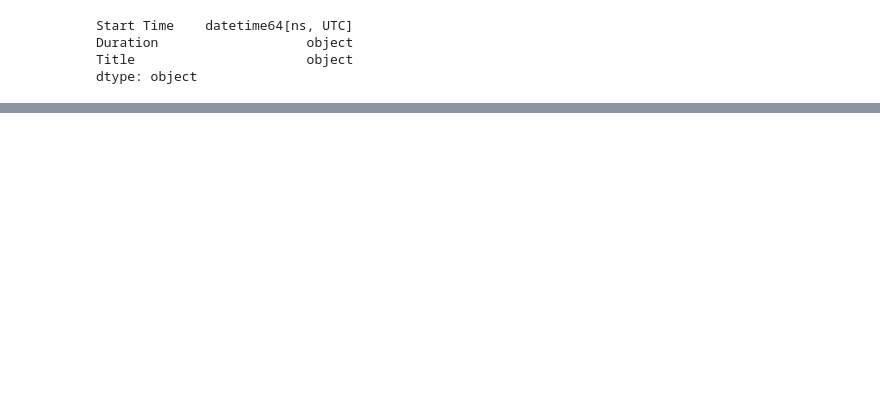
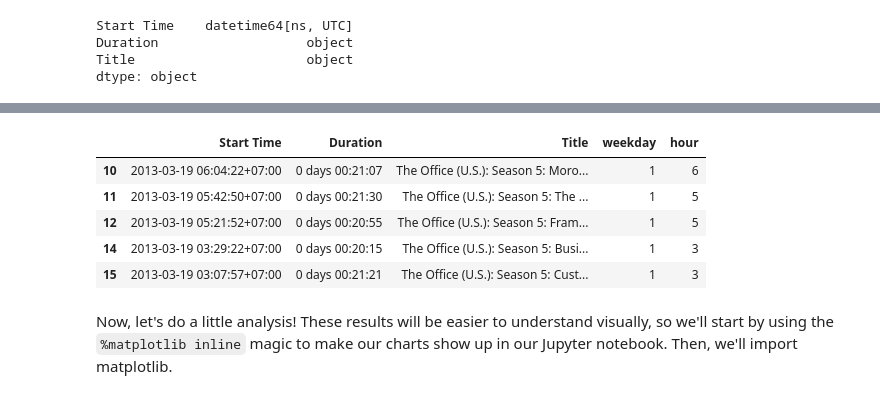
Before and after one commit to juanjosua/python-projects, a Jupyter notebook: analyze-personal-netflix-data/Analyze Personal Netflix Data.ipynb, the cells around one changed output, grey strips where cells are left out. Cells and saved outputs as stored; diff of their text form; code cells hidden in the pictures; blank space fills up the shorter version.

```diff
--- a/analyze-personal-netflix-data/Analyze Personal Netflix Data.ipynb
+++ b/analyze-personal-netflix-data/Analyze Personal Netflix Data.ipynb
@@ -66,0 +249,15 @@ df.head()
+# %%
+office['weekday'] = office['Start Time'].dt.weekday
+office['hour'] = office['Start Time'].dt.hour
+
+# check to make sure the columns were added correctly
+office.head()
+# %% [output]
+|  | Start Time | Duration | Title | weekday | hour |
+| 10 | 2013-03-19 06:04:22+07:00 | 0 days 00:21:07 | The Office (U.S.): Season 5: Moro... | 1 | 6 |
+| 11 | 2013-03-19 05:42:50+07:00 | 0 days 00:21:30 | The Office (U.S.): Season 5: The ... | 1 | 5 |
+| 12 | 2013-03-19 05:21:52+07:00 | 0 days 00:20:55 | The Office (U.S.): Season 5: Fram... | 1 | 5 |
+| 14 | 2013-03-19 03:29:22+07:00 | 0 days 00:20:15 | The Office (U.S.): Season 5: Busi... | 1 | 3 |
+| 15 | 2013-03-19 03:07:57+07:00 | 0 days 00:21:21 | The Office (U.S.): Season 5: Cust... | 1 | 3 |
+# %% [markdown]
+Now, let's do a little analysis! These results will be easier to understand visually, so we'll start by using the `%matplotlib inline` magic to make our charts show up in our Jupyter notebook. Then, we'll import matplotlib.
```
Also changed, not shown: parts of 56 cells of this notebook, 5 other files.
